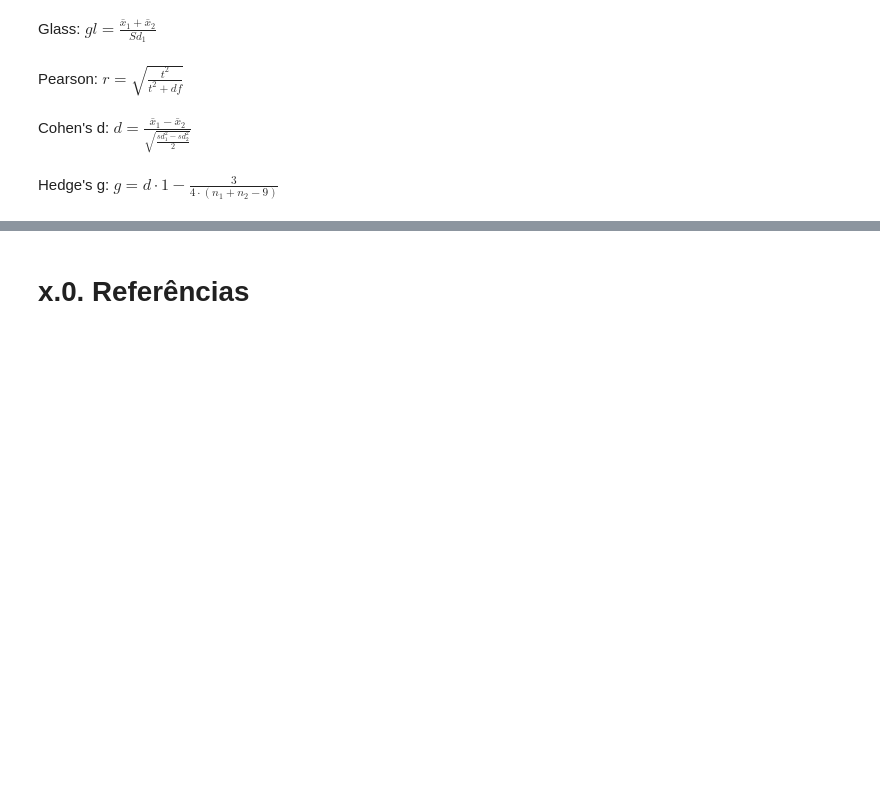
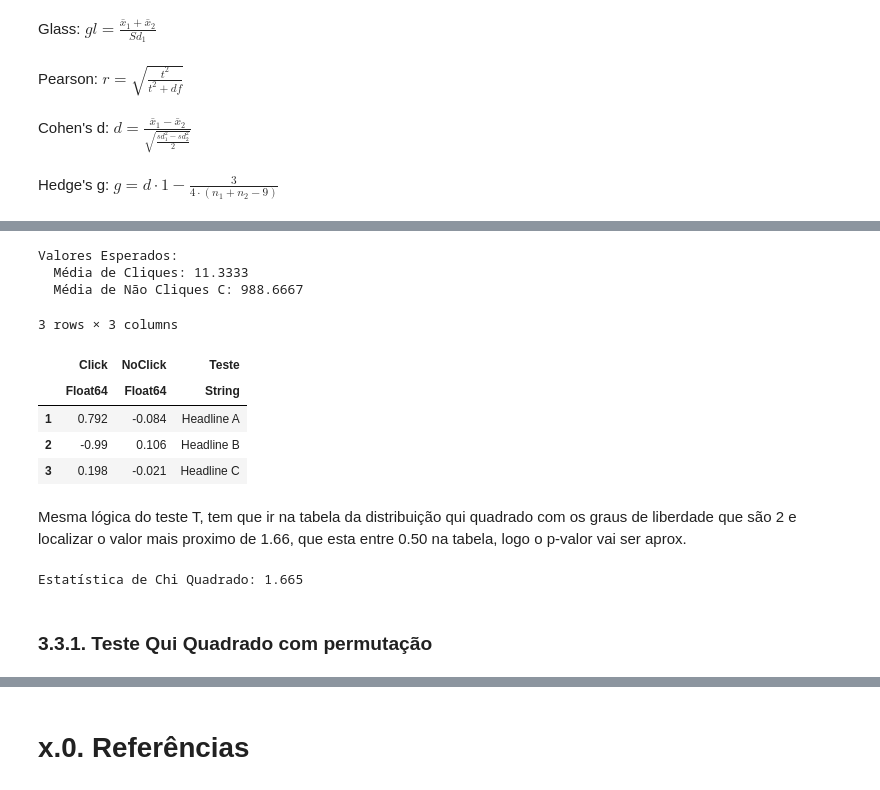
Before and after one commit to xGabrielR/Practical-Statistics-Book-Summary, a Jupyter notebook: notebooks/full_summary.ipynb, the cells around one changed output, grey strips where cells are left out. Saved outputs shown, nothing was run; the diff lists cells and outputs as text; code cells hidden in the pictures; blank space fills up the shorter version.

```diff
--- a/notebooks/full_summary.ipynb
+++ b/notebooks/full_summary.ipynb
@@ -784,0 +887,23 @@ Hedge's g: $g = d \cdot 1 - \frac{3}{4 \cdot (n_1 + n_2 - 9)} $
+# %%
+@printf "Valores Esperados: \n  Média de Cliques: %.4f\n  Média de Não Cliques C: %.4f" ((14+8+12)/3) ((986+992+988)/3)
+# %% [output]
+Valores Esperados:
+  Média de Cliques: 11.3333
+  Média de Não Cliques C: 988.6667
+# %%
+df = DataFrame(Dict("Teste" => ["Headline A", "Headline B", "Headline C"], "Click" => [0.792, -0.990, 0.198], "NoClick" => [-0.084, 0.106, -0.021]))
+# %% [output]
+3 rows × 3 columns
+|  | Click | NoClick | Teste |
+|  | Float64 | Float64 | String |
+| 1 | 0.792 | -0.084 | Headline A |
+| 2 | -0.99 | 0.106 | Headline B |
+| 3 | 0.198 | -0.021 | Headline C |
+# %% [markdown]
+Mesma lógica do teste T, tem que ir na tabela da distribuição qui quadrado com os graus de liberdade que são 2 e localizar o valor mais proximo de 1.66, que esta entre 0.50 na tabela, logo o p-valor vai ser aprox.
+# %%
+@printf "Estatística de Chi Quadrado: %.3f" sum(df.Click.^2)+sum(df.NoClick.^2)
+# %% [output]
+Estatística de Chi Quadrado: 1.665
+# %% [markdown]
+### 3.3.1. Teste Qui Quadrado com permutação
```
Also changed, not shown: parts of 37 cells of this notebook, 1 other file.
